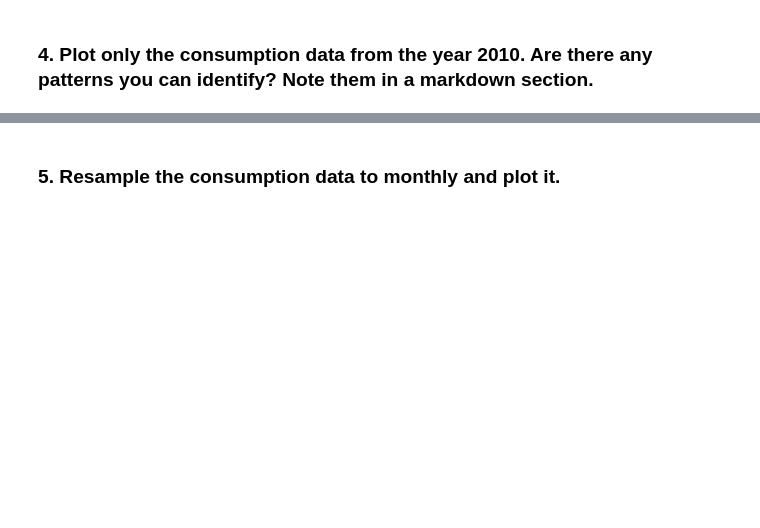
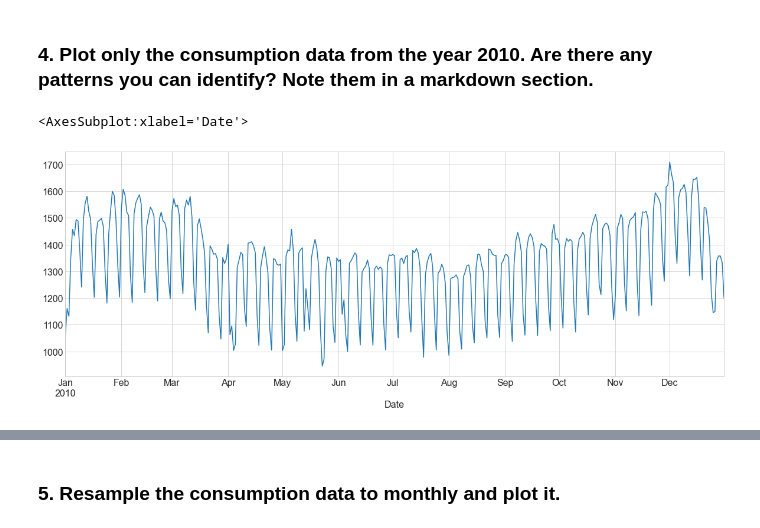
Before and after one commit to markydoug/time-series-exercises, a Jupyter notebook: explore.ipynb, the cells around one changed output, grey strips where cells are left out. Drawn from its saved outputs; the diff is of its cells as text; code cells hidden in the pictures; blank space fills up the shorter version.

```diff
--- a/explore.ipynb
+++ b/explore.ipynb
@@ -172,2 +204,9 @@ Only use the train data set to perform the following tasks:
 # %% [markdown]
 ### 4. Plot only the consumption data from the year 2010. Are there any patterns you can identify? Note them in a markdown section.
+# %%
+train_consumption = train['2010'].Consumption
+# %%
+train_consumption.plot()
+# %% [output]
+<AxesSubplot:xlabel='Date'>
+[figure, added]
```
Also changed, not shown: parts of 32 cells of this notebook.
